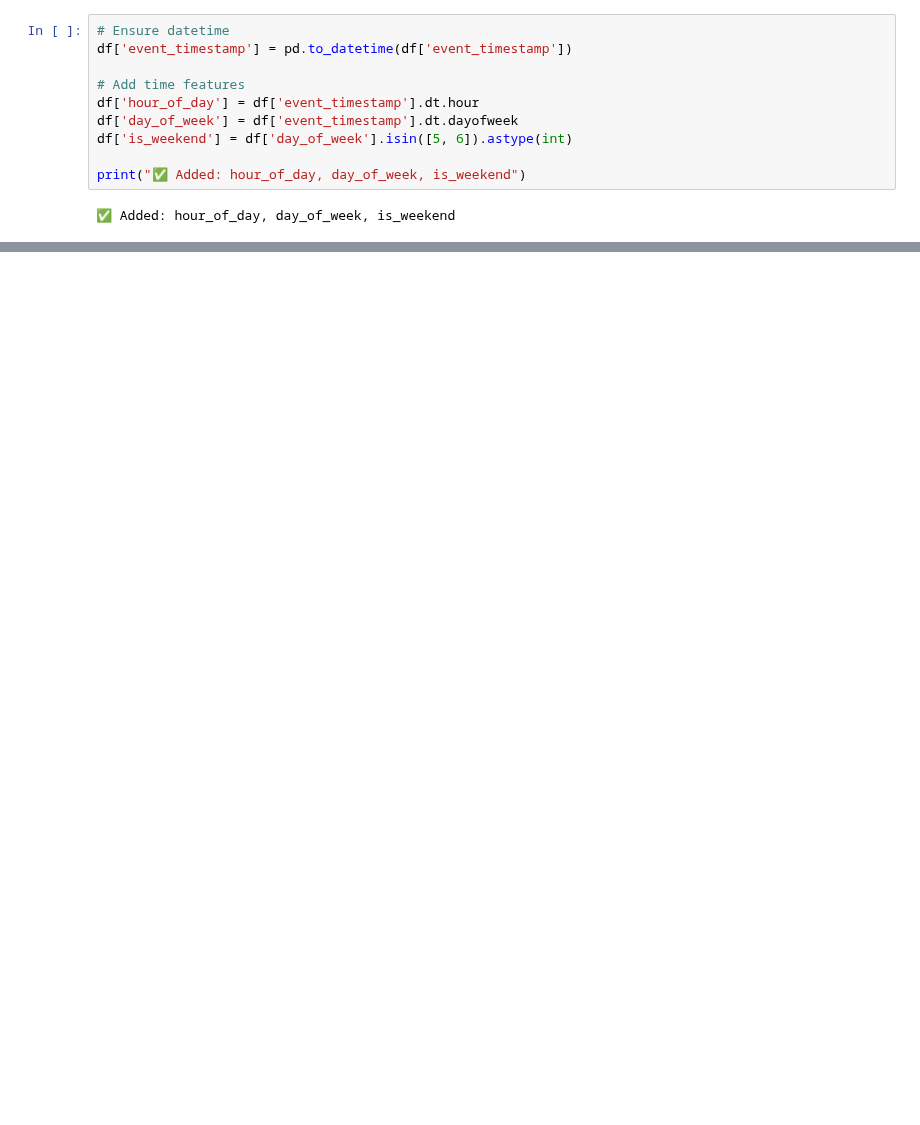
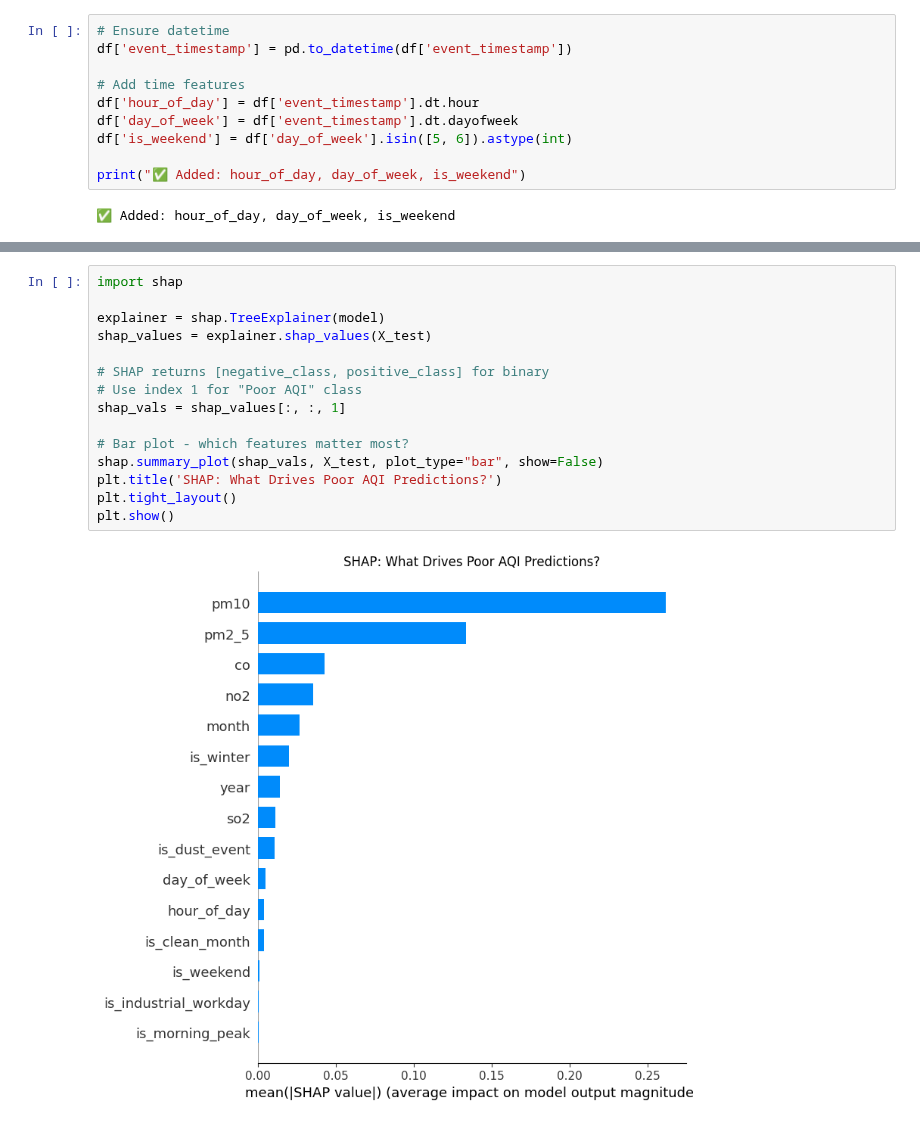
Before and after one commit to Zealox12/pearls-aqi-predictor, a Jupyter notebook: EDA.ipynb, the cells around one changed output, grey strips where cells are left out. Saved outputs shown, nothing was run; the diff lists cells and outputs as text; blank space fills up the shorter version.

Commit message:
EDA done, SHAP analysis done, model training done

```diff
--- a/EDA.ipynb
+++ b/EDA.ipynb
@@ -218,0 +364,17 @@ plt.show()
+# %%
+import shap
+
+explainer = shap.TreeExplainer(model)
+shap_values = explainer.shap_values(X_test)
+
+# SHAP returns [negative_class, positive_class] for binary
+# Use index 1 for "Poor AQI" class
+shap_vals = shap_values[:, :, 1]
+
+# Bar plot - which features matter most?
+shap.summary_plot(shap_vals, X_test, plot_type="bar", show=False)
+plt.title('SHAP: What Drives Poor AQI Predictions?')
+plt.tight_layout()
+plt.show()
+# %% [output]
+[figure, added]
```
Also changed, not shown: parts of 19 cells of this notebook, 7 other files.
